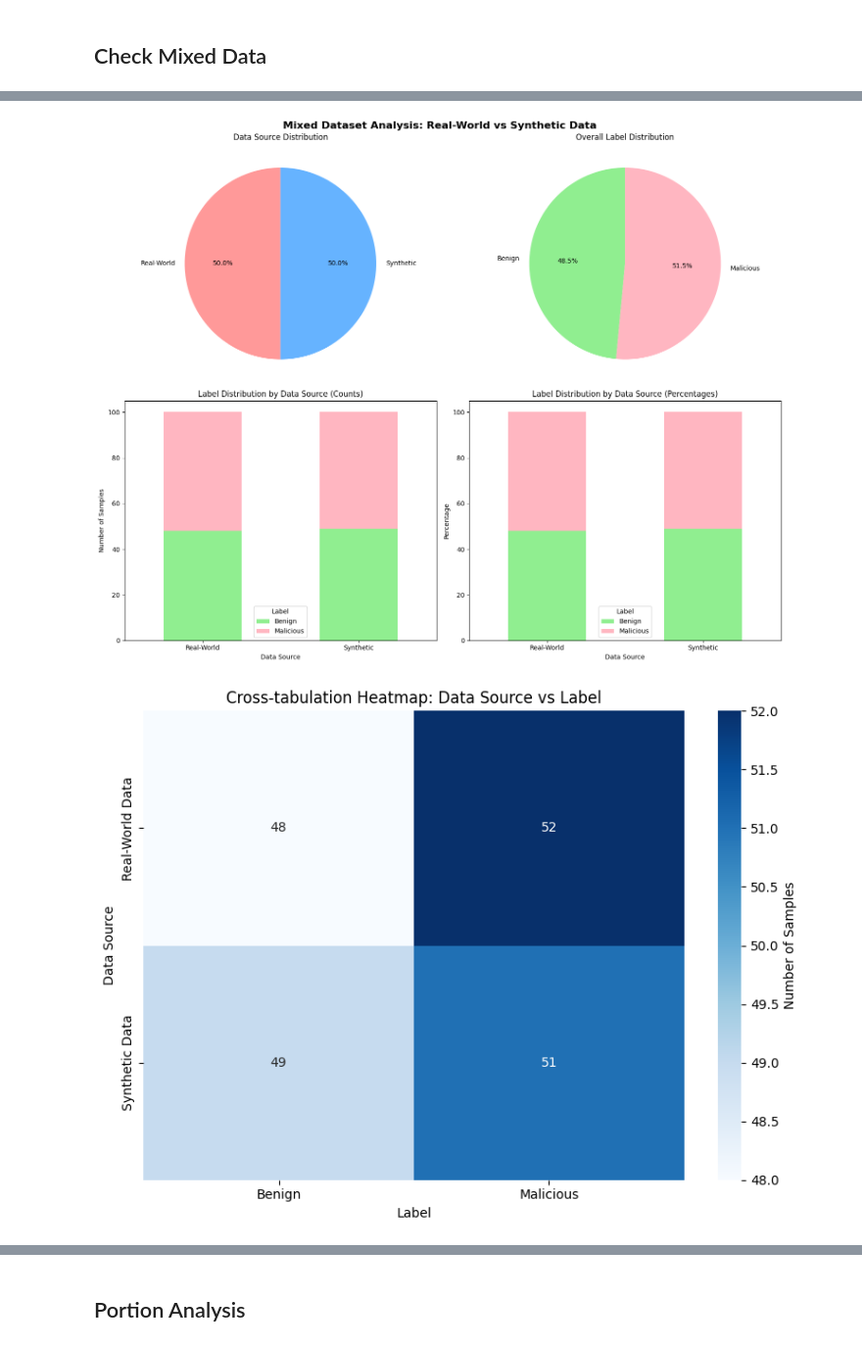
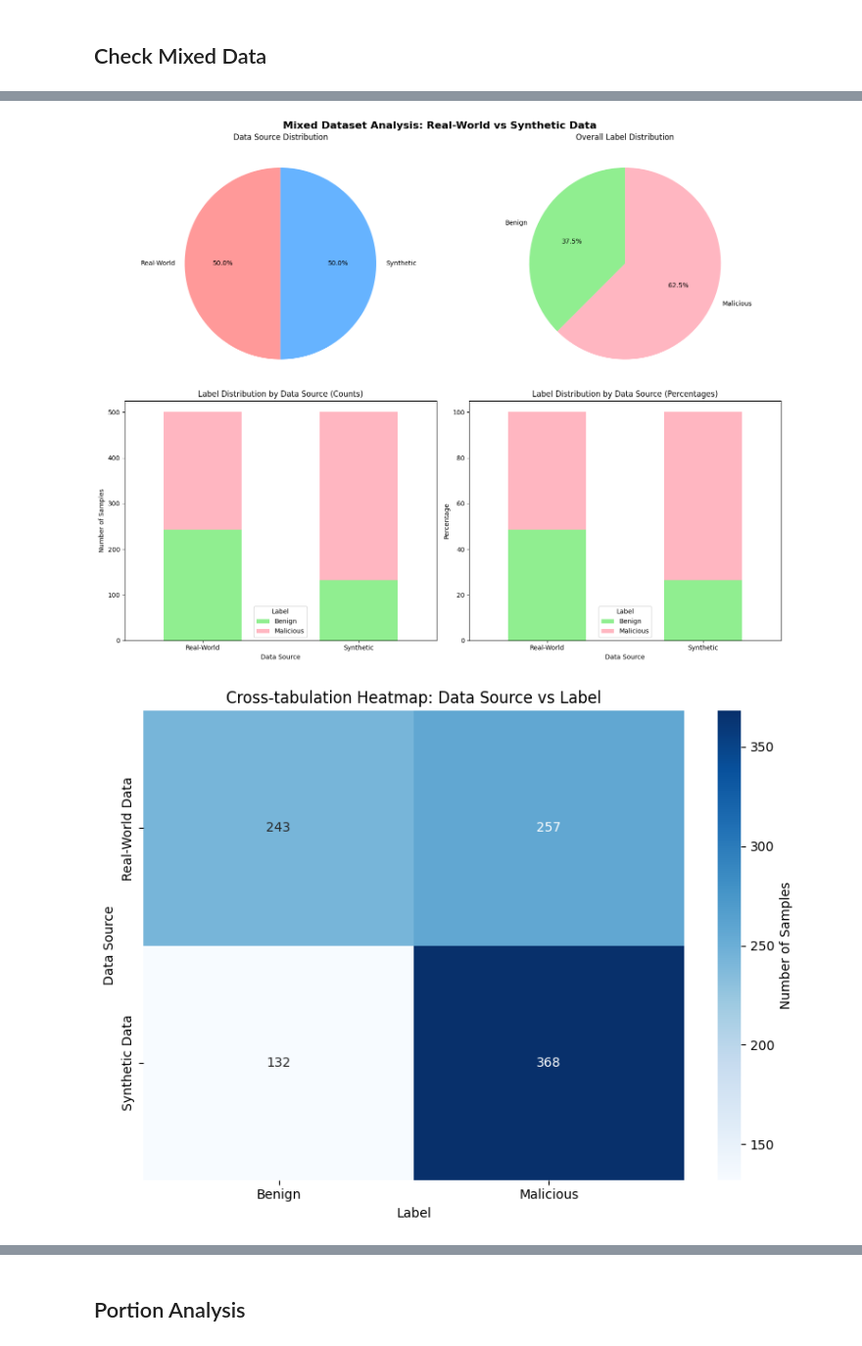
Before and after one commit to knowledgeivy/cyberdatagen, a Jupyter notebook: notebook/check_mixed_data.ipynb, the cells around one changed output, grey strips where cells are left out. Shown at 98% size. Cells and saved outputs as stored; diff of their text form; code cells hidden in the pictures.

```diff
--- a/notebook/check_mixed_data.ipynb
+++ b/notebook/check_mixed_data.ipynb
@@ -21,7 +21,9 @@ sns.set_palette("husl")
 # ==============================================================================
 
 # Define the path to your mixed dataset
-data_path = Path("../data/mixed/mixed_five_email_phishing_Phishing_and_Spam_Email_Campaigns_100+100.csv")
+# data_path = Path("../data/mixed/mixed_five_email_phishing_Phishing_and_Spam_Email_Campaigns_100+100.csv")
+data_path = Path("../data/mixed/mixed_five_email_phishing_Phishing_and_Spam_Email_Campaigns_500+500.csv")
+
 
 # Load the dataset
 print("🔍 Loading mixed dataset...")
@@ -378,7 +380,7 @@ Columns: ['body', 'label', 'source', 'subject', 'synthetic']
 
 📈 CREATING VISUALIZATIONS...
-[figure, old version]
+[figure, new version]
-[figure, old version]
+[figure, new version]
 ============================================================
 📊 SUMMARY STATISTICS TABLE
 ============================================================
```
Also changed, not shown: parts of 1 cell of this notebook, 29 other files.
